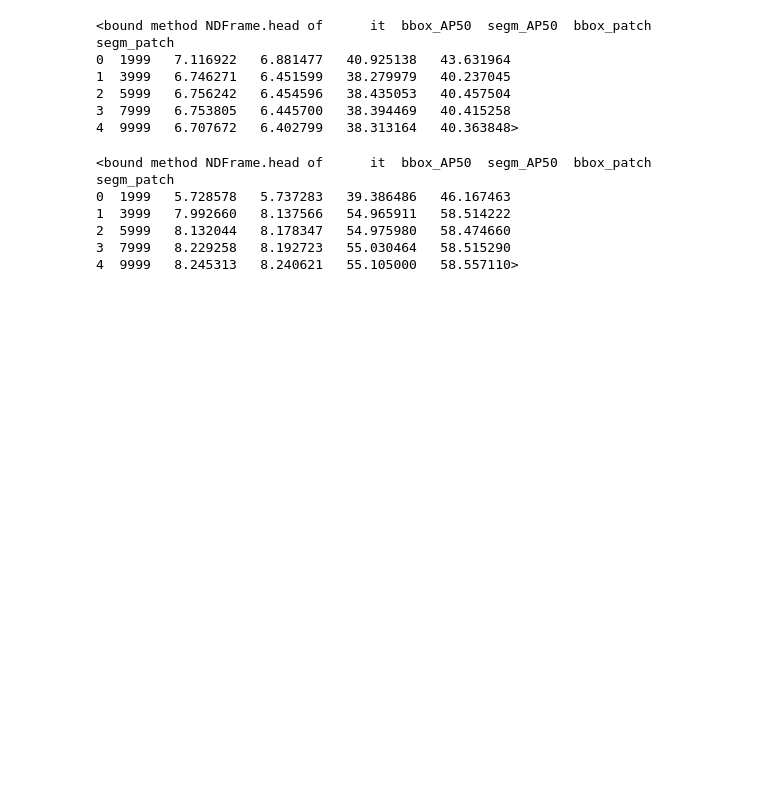
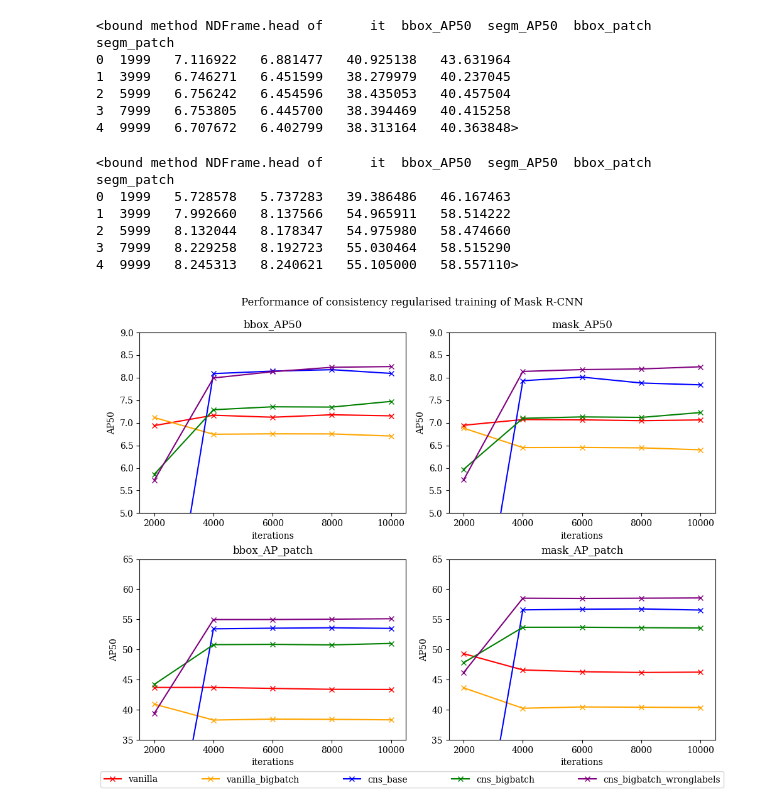
Before and after one commit to martellweeks/ssl-for-pavement-defect, a Jupyter notebook: plots/0519_cns_exp_plots.ipynb, the cells around one changed output. Saved outputs shown, nothing was run; the diff lists cells and outputs as text; code cells hidden in the pictures; blank space fills up the shorter version.

Commit message:
Notebook for plots, and full integration of pipeline

```diff
--- a/plots/0519_cns_exp_plots.ipynb
+++ b/plots/0519_cns_exp_plots.ipynb
@@ -129,6 +130,80 @@ df5.head
 2  5999   8.132044   8.178347   54.975980   58.474660
 3  7999   8.229258   8.192723   55.030464   58.515290
 4  9999   8.245313   8.240621   55.105000   58.557110>
+# %%
+plt.rcParams["font.family"] = "serif"
+
+fig = plt.figure(figsize=(10,8))
+ax3 = plt.subplot(223)
+ax4 = plt.subplot(224)
+ax1 = plt.subplot(221)
+ax2 = plt.subplot(222)
+
+
+ax1.plot(df['it'], df['bbox_AP50'], c='red', label='vanilla', marker='x')
+ax2.plot(df['it'], df['segm_AP50'], c='red', label='vanilla', marker='x')
+ax3.plot(df['it'], df['bbox_patch'], c='red', label='vanilla', marker='x')
+ax4.plot(df['it'], df['segm_patch'], c='red', label='vanilla', marker='x')
+
+ax1.plot(df4['it'], df4['bbox_AP50'], c='orange', label='vanilla_bigbatch', marker='x')
+ax2.plot(df4['it'], df4['segm_AP50'], c='orange', label='vanilla_bigbatch', marker='x')
+ax3.plot(df4['it'], df4['bbox_patch'], c='orange', label='vanilla_bigbatch', marker='x')
+ax4.plot(df4['it'], df4['segm_patch'], c='orange', label='vanilla_bigbatch', marker='x')
+
+ax1.plot(df2['it'], df2['bbox_AP50'], c='blue', label='cns_base', marker='x')
+ax2.plot(df2['it'], df2['segm_AP50'], c='blue', label='cns_base', marker='x')
+ax3.plot(df2['it'], df2['bbox_patch'], c='blue', label='cns_base', marker='x')
+ax4.plot(df2['it'], df2['segm_patch'], c='blue', label='cns_base', marker='x')
+
+ax1.plot(df3['it'], df3['bbox_AP50'], c='green', label='cns_bigbatch', marker='x')
+ax2.plot(df3['it'], df3['segm_AP50'], c='green', label='cns_bigbatch', marker='x')
+ax3.plot(df3['it'], df3['bbox_patch'], c='green', label='cns_bigbatch', marker='x')
+ax4.plot(df3['it'], df3['segm_patch'], c='green', label='cns_bigbatch', marker='x')
+
+ax1.plot(df5['it'], df5['bbox_AP50'], c='purple', label='cns_bigbatch_wronglabels', marker='x')
+ax2.plot(df5['it'], df5['segm_AP50'], c='purple', label='cns_bigbatch_wronglabels', marker='x')
+ax3.plot(df5['it'], df5['bbox_patch'], c='purple', label='cns_bigbatch_wronglabels', marker='x')
+ax4.plot(df5['it'], df5['segm_patch'], c='purple', label='cns_bigbatch_wronglabels', marker='x')
+
+ax1.set_xlabel('iterations')
+ax2.set_xlabel('iterations')
+ax3.set_xlabel('iterations')
+ax4.set_xlabel('iterations')
+ax1.set_ylabel('AP50')
+ax2.set_ylabel('AP50')
+ax3.set_ylabel('AP50')
+ax4.set_ylabel('AP50')
+
+ax1.set_title('bbox_AP50')
+ax2.set_title('mask_AP50')
+ax3.set_title('bbox_AP_patch')
+ax4.set_title('mask_AP_patch')
+
+ax1.set_ylim(5,9)
+ax2.set_ylim(5,9)
+ax3.set_ylim(35,65)
+ax4.set_ylim(35,65)
+
+ax1.set_xlim(1500, 10500)
+ax2.set_xlim(1500, 10500)
+ax3.set_xlim(1500, 10500)
+ax4.set_xlim(1500, 10500)
+
+ax1.set_xticks([2000,4000,6000,8000,10000])
+ax2.set_xticks([2000,4000,6000,8000,10000])
+ax3.set_xticks([2000,4000,6000,8000,10000])
+ax4.set_xticks([2000,4000,6000,8000,10000])
+
+fig.tight_layout()
+plt.subplots_adjust(top=0.91, bottom=0.1)
+handles, labels = ax4.get_legend_handles_labels()
+fig.legend(handles, labels, loc='lower center', mode='expand', ncol=5)
+
+fig.suptitle('Performance of consistency regularised training of Mask R-CNN')
+
+fig.show()
+# %% [output]
+[figure, added]
 # %%
 from plotly.subplots import make_subplots
 
```
Also changed, not shown: parts of 1 cell of this notebook, 11 other files.
